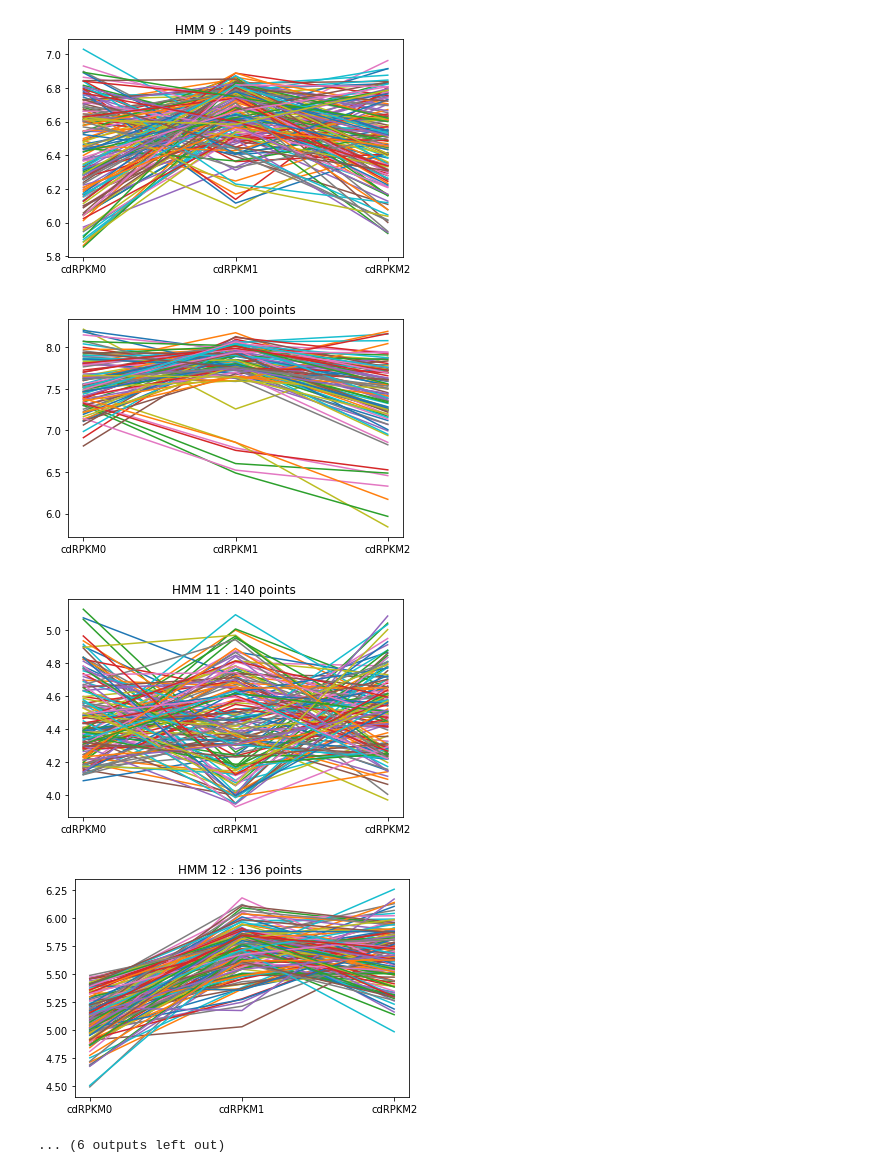
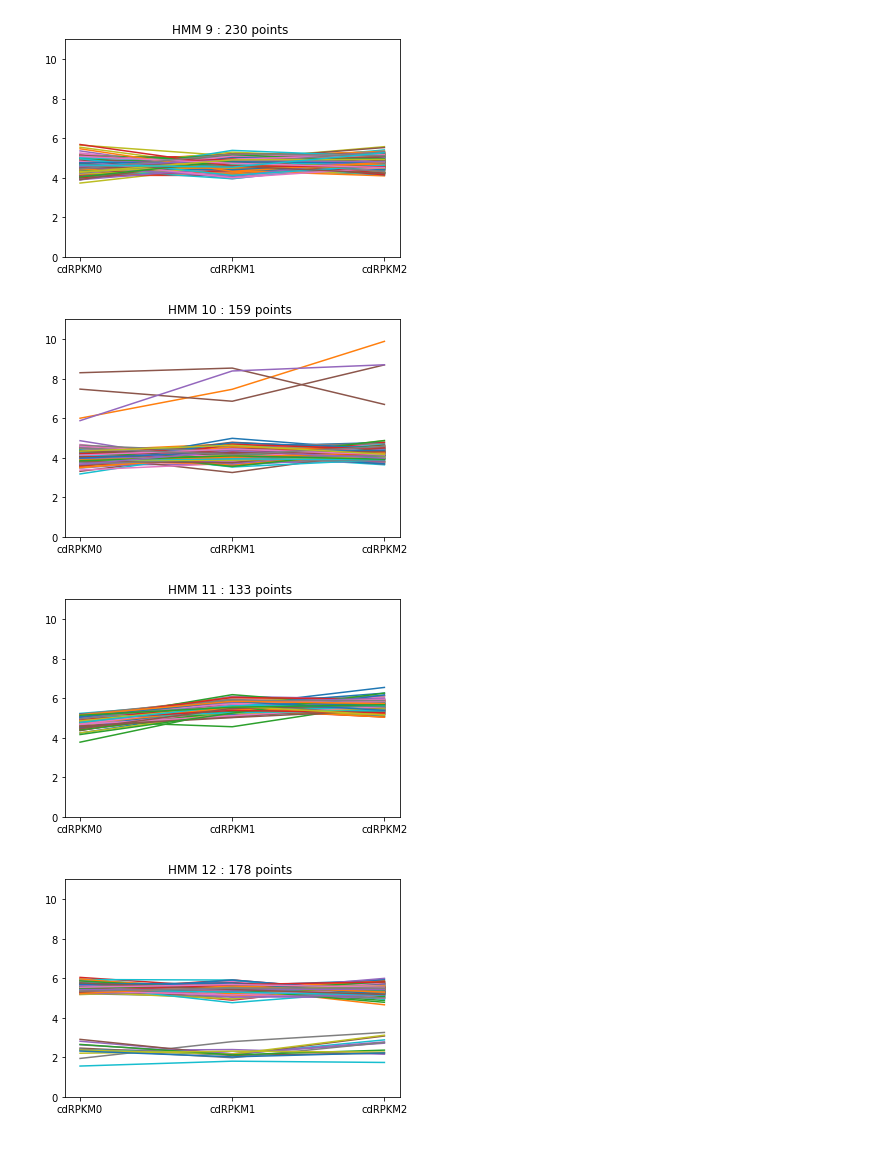
Before and after one commit to akd13/MA4199-FYP, a Jupyter notebook: Machine Learning/Code/HMM Plots.ipynb, the cells around one changed output. Drawn from its saved outputs; the diff is of its cells as text; code cells hidden in the pictures.

```diff
--- a/Machine Learning/Code/HMM Plots.ipynb
+++ b/Machine Learning/Code/HMM Plots.ipynb
@@ -12,0 +14,7 @@ dill.load_session('correct-HMM-X_i.db')
+# %%
+list_k = range(2,len(X_i_K_ARRAYS)+2)
+BIC_scores = []
+for idx in range(len(X_i_K_ARRAYS)):
+    model = HMM_K_ARRAYS[idx]
+    X = X_i_K_ARRAYS[idx]
+    BIC_scores.append(BIC_array(model,X))
@@ -13,6 +25,8 @@ dill.load_session('correct-HMM-X_i.db')
 # %%
 def plot_cluster(X,count):
     fig = plt.subplot(111)
+    axes = plt.gca()
+    axes.set_ylim([0,11])
     var_plot_list = CDRPKM_LIST
     total=0
     for i in range(len(X)):
@@ -20,9 +34,9 @@ def plot_cluster(X,count):
         total+=1
     title = "HMM "+ str(count)+" : " + str(total) + " points "
     plt.title(title)
-    plt.savefig('Clusters/testplot'+str(count)+'.png')
+    plt.savefig('Clusters/HMM'+str(count)+'.png')
     plt.show()
 # %%
-for idx,X in enumerate(X_i_K_ARRAYS[16]):
+for idx,X in enumerate(X_i_K_ARRAYS[10]):
     plot_cluster(X,idx+1)
 # %% [output]
@@ -37,5 +51,4 @@ for idx,X in enumerate(X_i_K_ARRAYS[16]):
-[figure, old version]
+[figure, new version]
-[figure, old version]
+[figure, new version]
-[figure, old version]
+[figure, new version]
-[figure, old version]
+[figure, new version]
-... (6 outputs left out)
```
Also changed, not shown: parts of 5 cells of this notebook, 29 other files.
